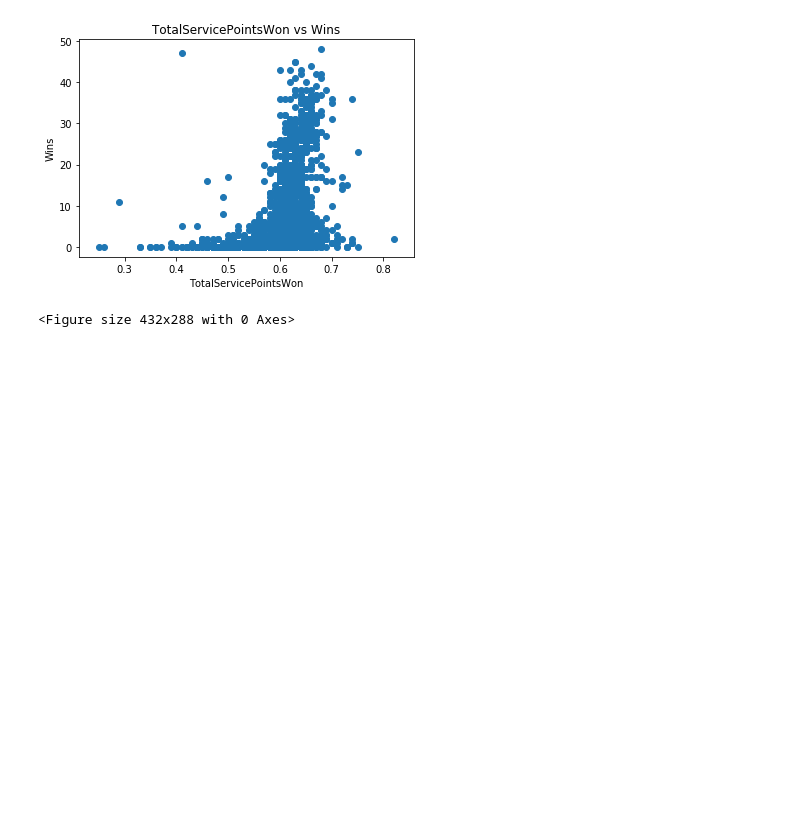
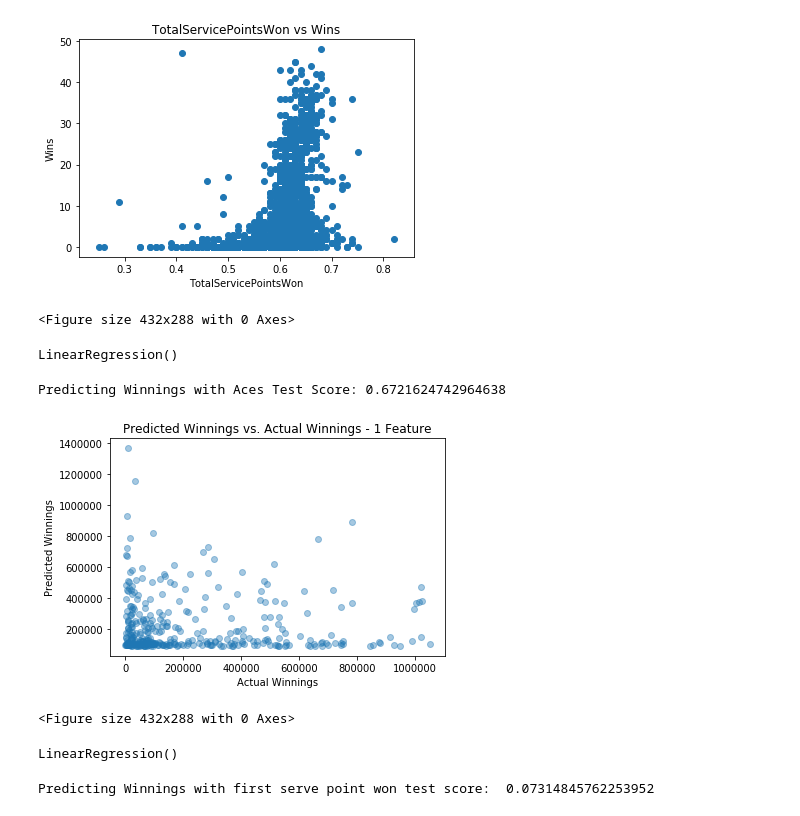
Before and after one commit to Gonnuru/ATP_Tennis_LinearRegression, a Jupyter notebook: ATP_Tennis.ipynb, the cells around one changed output. Cells and saved outputs as stored; diff of their text form; code cells hidden in the pictures; blank space fills up the shorter version.

Commit message:
Added Multiple Regression

```diff
--- a/ATP_Tennis.ipynb
+++ b/ATP_Tennis.ipynb
@@ -203,3 +203,30 @@ plt.clf()
 [figure]
 [figure]
 <Figure size 432x288 with 0 Axes>
+# %%
+# select features and predict values
+X = df[['Aces']]
+y = df[['Winnings']]
+# %%
+X_train, X_test, y_train, y_test = train_test_split(X, y, train_size = 0.8)
+# %%
+model = LinearRegression()
+model.fit(X_train, y_train)
+# %% [output]
+LinearRegression()
+# %%
+print("Predicting Winnings with Aces Test Score:", model.score(X_test, y_test))
+# %% [output]
+Predicting Winnings with Aces Test Score: 0.6721624742964638
+# %%
+win_predictions = model.predict(X_test)
+# %%
+plt.scatter(y_test,win_predictions, alpha=0.4)
+plt.title('Predicted Winnings vs. Actual Winnings - 1 Feature')
+plt.xlabel('Actual Winnings')
+plt.ylabel('Predicted Winnings')
+plt.show()
+plt.clf()
+# %% [output]
+[figure, added]
+<Figure size 432x288 with 0 Axes>
@@ -205,0 +238,9 @@ plt.clf()
+# %%
+model = LinearRegression()
+model.fit(X_train, y_train)
+# %% [output]
+LinearRegression()
+# %%
+print("Predicting Winnings with first serve point won test score: ", model.score(X_test, y_test))
+# %% [output]
+Predicting Winnings with first serve point won test score:  0.07314845762253952
```
Also changed, not shown: parts of 9 cells of this notebook.
